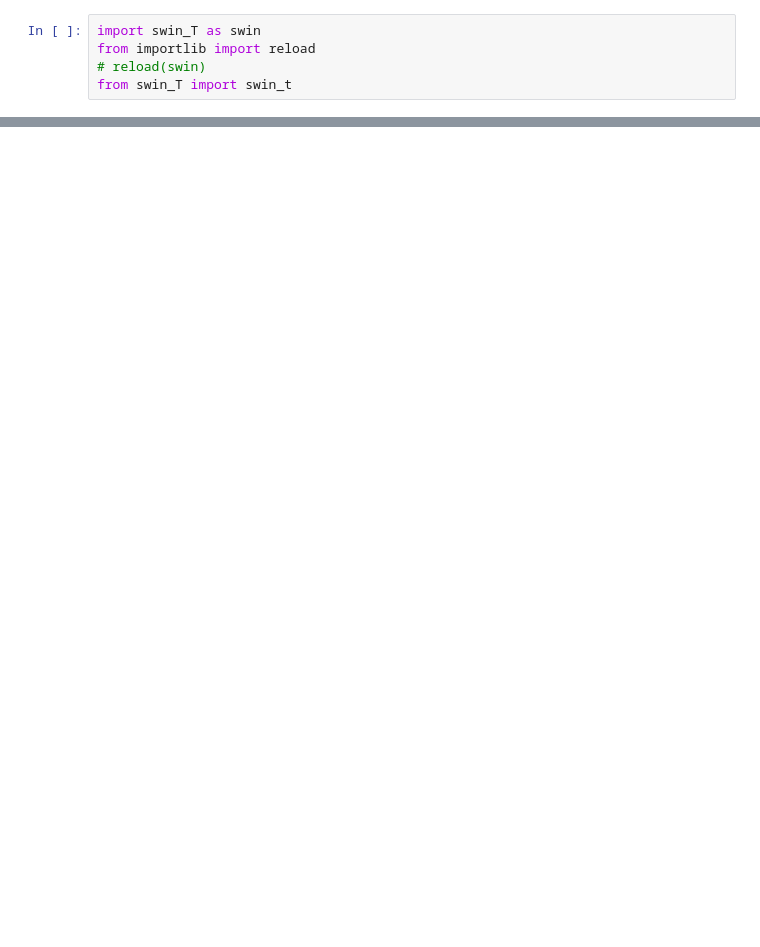
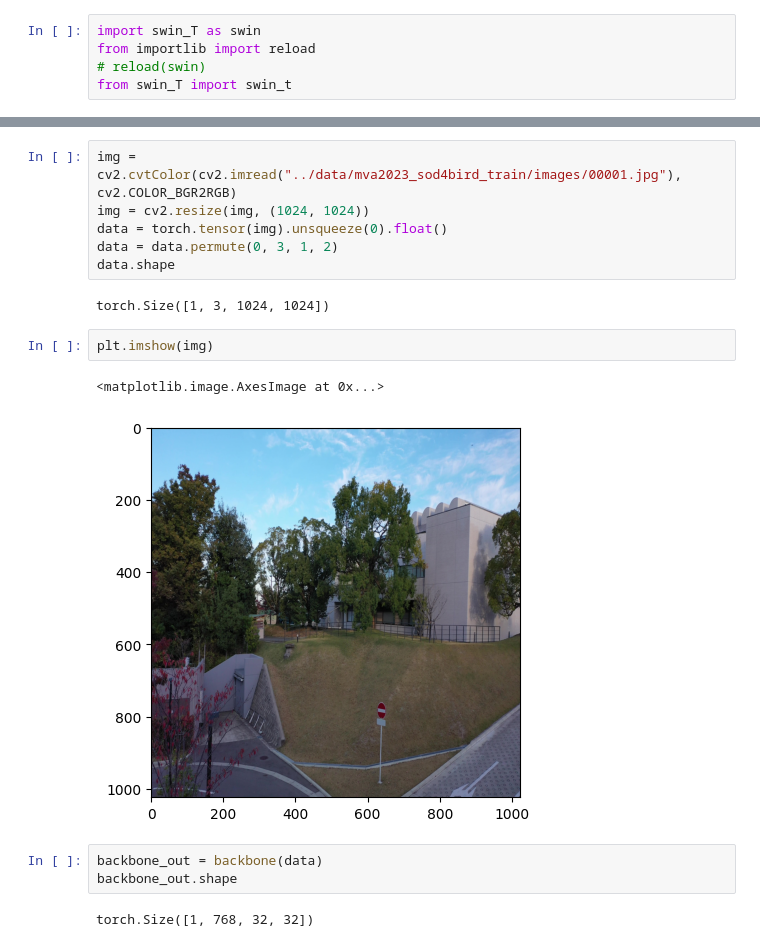
Before and after one commit to andysama79/small-object-detection, a Jupyter notebook: models/swin_t_neck.ipynb, the cells around one changed output, grey strips where cells are left out. Cells and saved outputs as stored; diff of their text form; blank space fills up the shorter version.

Commit message:
added backbone

```diff
--- a/models/swin_t_neck.ipynb
+++ b/models/swin_t_neck.ipynb
@@ -266,0 +330,18 @@ Error:
+# %%
+img = cv2.cvtColor(cv2.imread("../data/mva2023_sod4bird_train/images/00001.jpg"), cv2.COLOR_BGR2RGB)
+img = cv2.resize(img, (1024, 1024))
+data = torch.tensor(img).unsqueeze(0).float()
+data = data.permute(0, 3, 1, 2)
+data.shape
+# %% [output]
+torch.Size([1, 3, 1024, 1024])
+# %%
+plt.imshow(img)
+# %% [output]
+<matplotlib.image.AxesImage at 0x...>
+[figure, added]
+# %%
+backbone_out = backbone(data)
+backbone_out.shape
+# %% [output]
+torch.Size([1, 768, 32, 32])
```
Also changed, not shown: parts of 33 cells of this notebook, 2 other files.
